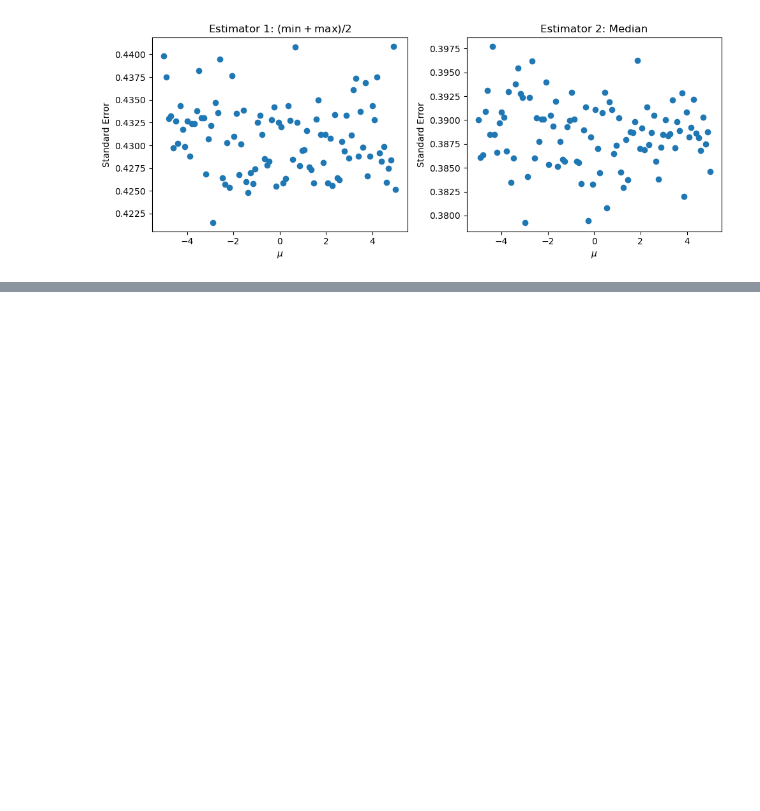
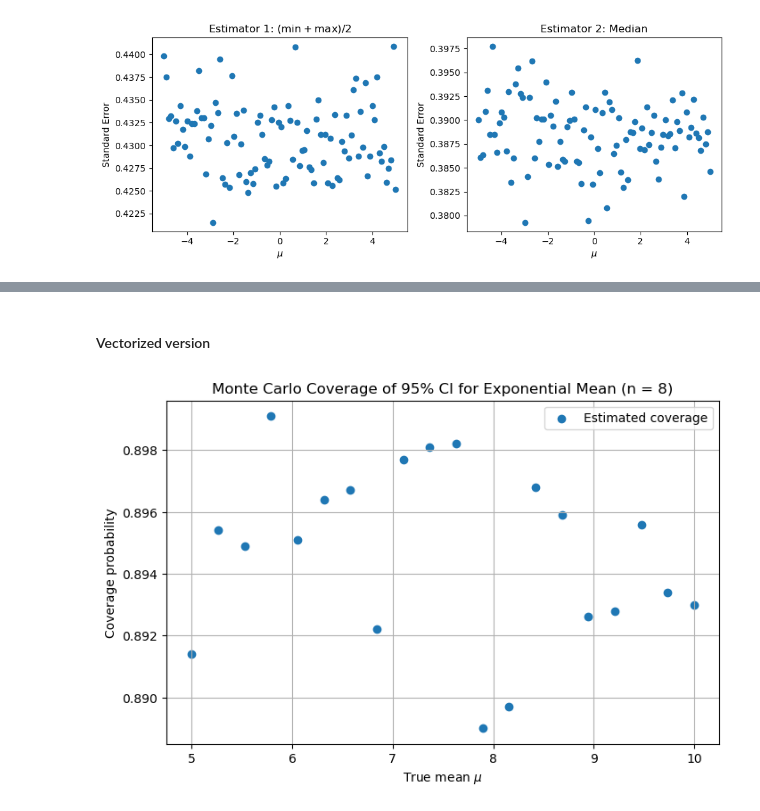
Before and after one commit to Ali-Raisolsadat/Ali-Raisolsadat.github.io, a Jupyter notebook: stat4110-code/chapter3/homework_code/STAT-4110-Chapter 3 - Homework - Jupyter.ipynb, the cells around one changed output, grey strips where cells are left out. Cells and saved outputs as stored; diff of their text form; code cells hidden in the pictures; blank space fills up the shorter version.

```diff
--- a/stat4110-code/chapter3/homework_code/STAT-4110-Chapter 3 - Homework - Jupyter.ipynb
+++ b/stat4110-code/chapter3/homework_code/STAT-4110-Chapter 3 - Homework - Jupyter.ipynb
@@ -492,0 +540,33 @@ plt.show()
+# %% [markdown]
+#### Vectorized version
+# %%
+coverage_matrix = []
+for mu in mu_grid:
+    # generate all samples at once
+    X = np.random.exponential(scale=mu, size=(N, n))
+
+    # sample statistics (along rows)
+    Xbar = X.mean(axis=1)
+    s = X.std(axis=1, ddof=1)
+
+    # confidence intervals
+    d = t_crit * s / np.sqrt(n)
+    U = Xbar - d
+    V = Xbar + d
+
+    # Coverage indicator
+    coverage = np.mean((U <= mu) & (mu <= V))
+    coverage_matrix.append(coverage)
+
+coverage_matrix = np.array(coverage_matrix)
+
+plt.figure(figsize=(8,5))
+plt.scatter(mu_grid, coverage_matrix, label="Estimated coverage")
+plt.xlabel(r"True mean $\mu$")
+plt.ylabel("Coverage probability")
+plt.title("Monte Carlo Coverage of 95% CI for Exponential Mean (n = 8)")
+plt.legend()
+plt.grid(True)
+plt.show()
+# %% [output]
+[figure, added]
```
Also changed, not shown: parts of 5 cells of this notebook, 10 other files.
